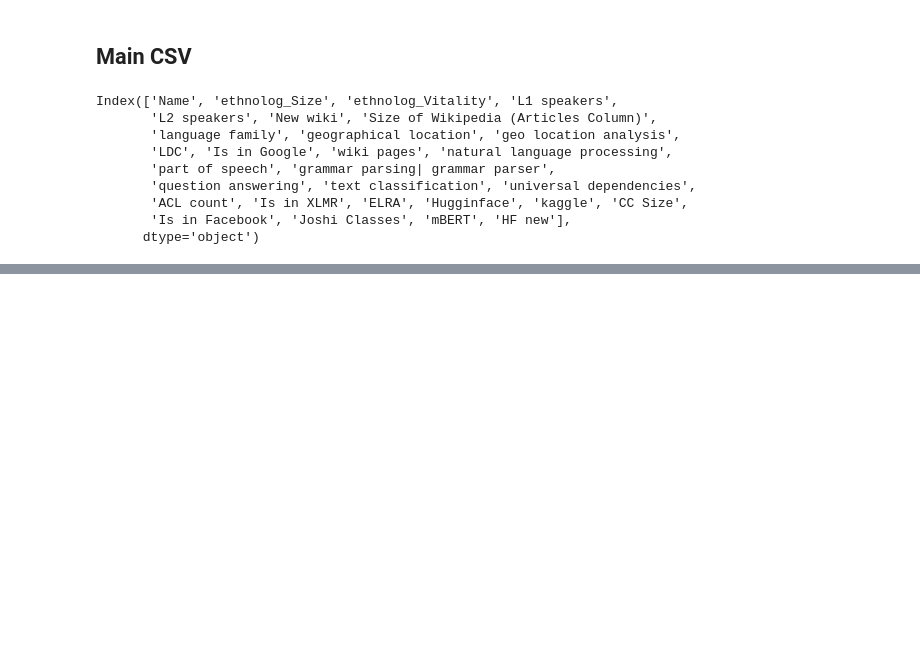
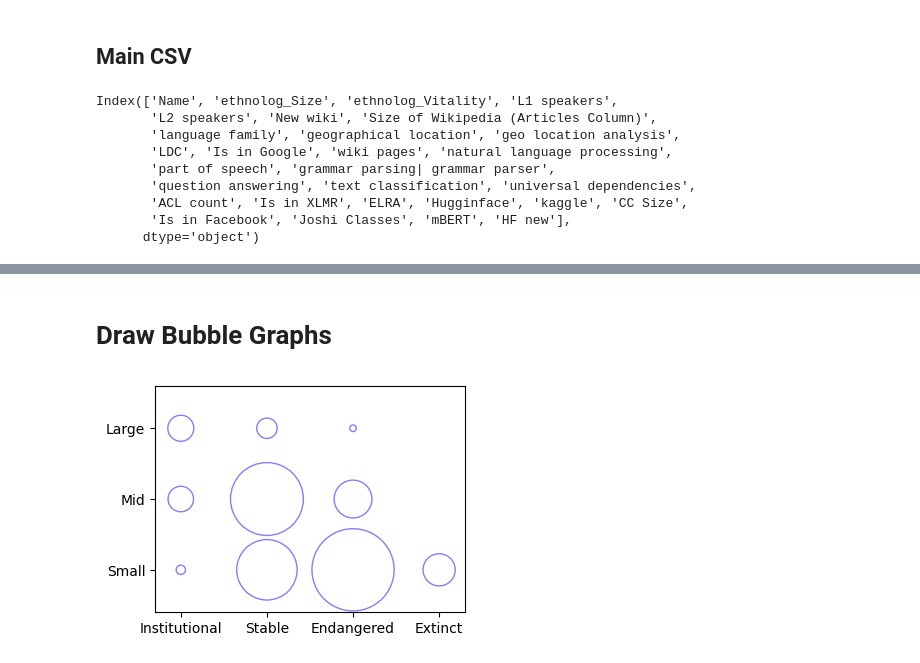
Before and after one commit to NisansaDdS/Some-Languages-are-More-Equal-than-Others, a Jupyter notebook: Generate Diagrams.ipynb, the cells around one changed output, grey strips where cells are left out. Drawn from its saved outputs; the diff is of its cells as text; code cells hidden in the pictures; blank space fills up the shorter version.

Commit message:
Added Bubble Graph Code

```diff
--- a/Generate Diagrams.ipynb
+++ b/Generate Diagrams.ipynb
@@ -62,0 +118,4 @@ data=data.drop(['kaggle',  'natural language processing', 'part of speech',
+# %%
+# Clean up the Joshi class column by assigning -1 to languages where Joshi has not assigned a class
+
+data['Joshi Classes']=data['Joshi Classes'].fillna(-1)
@@ -62,0 +130,20 @@ data=data.drop(['kaggle',  'natural language processing', 'part of speech',
+# %%
+def makeD():
+  d={}
+  for s in list(set(data.ethnolog_Size)):
+    d[s]={}
+    for v in list(set(data.ethnolog_Vitality)):
+      d[s][v]=data[(data.ethnolog_Size==s) & (data.ethnolog_Vitality	==v)]
+  return(d)
+
+d=makeD()
+# %%
+# Calculate the max while printing basic counts for reference
+
+m=0
+
+for s in d:
+  for v in d[s]:
+    num=len(d[s][v])
+    m=max(m,num)
+    print(s+" "+v+": "+str(num))
@@ -62,0 +163,7 @@ data=data.drop(['kaggle',  'natural language processing', 'part of speech',
+# %%
+# Added this at the very end because Arxiv didn't like spaces or paranthises
+
+def makeFileNameArxivSafe(s):
+  return(s.replace(" ","_").replace("(","_").replace(")","_"))
+# %% [markdown]
+# Draw Bubble Graphs
@@ -62,0 +231,6 @@ data=data.drop(['kaggle',  'natural language processing', 'part of speech',
+# %%
+# Draw the empty bubble baseline
+
+plotBubbleGraph(None)
+# %% [output]
+[figure, added]
```
Also changed, not shown: parts of 20 cells of this notebook, 10 other files.
